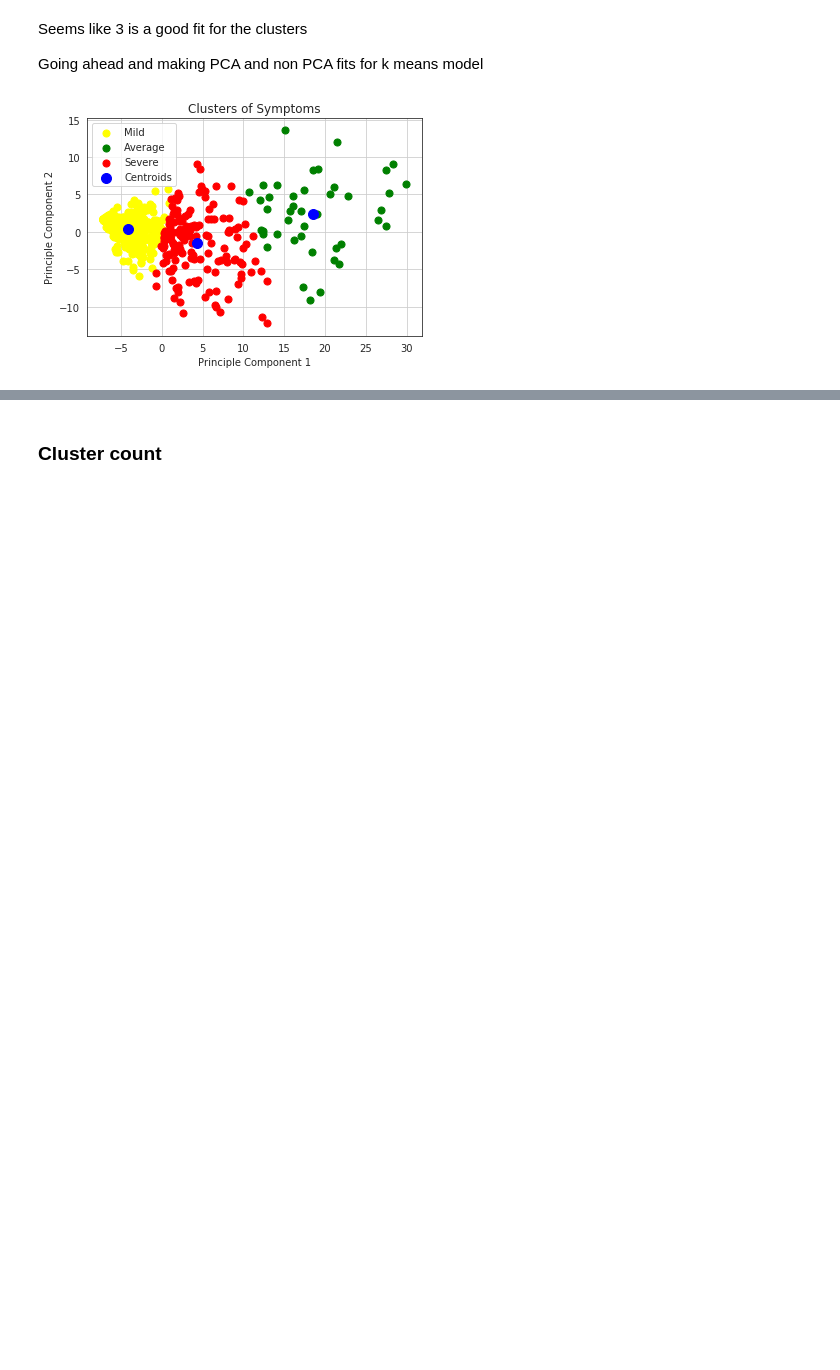
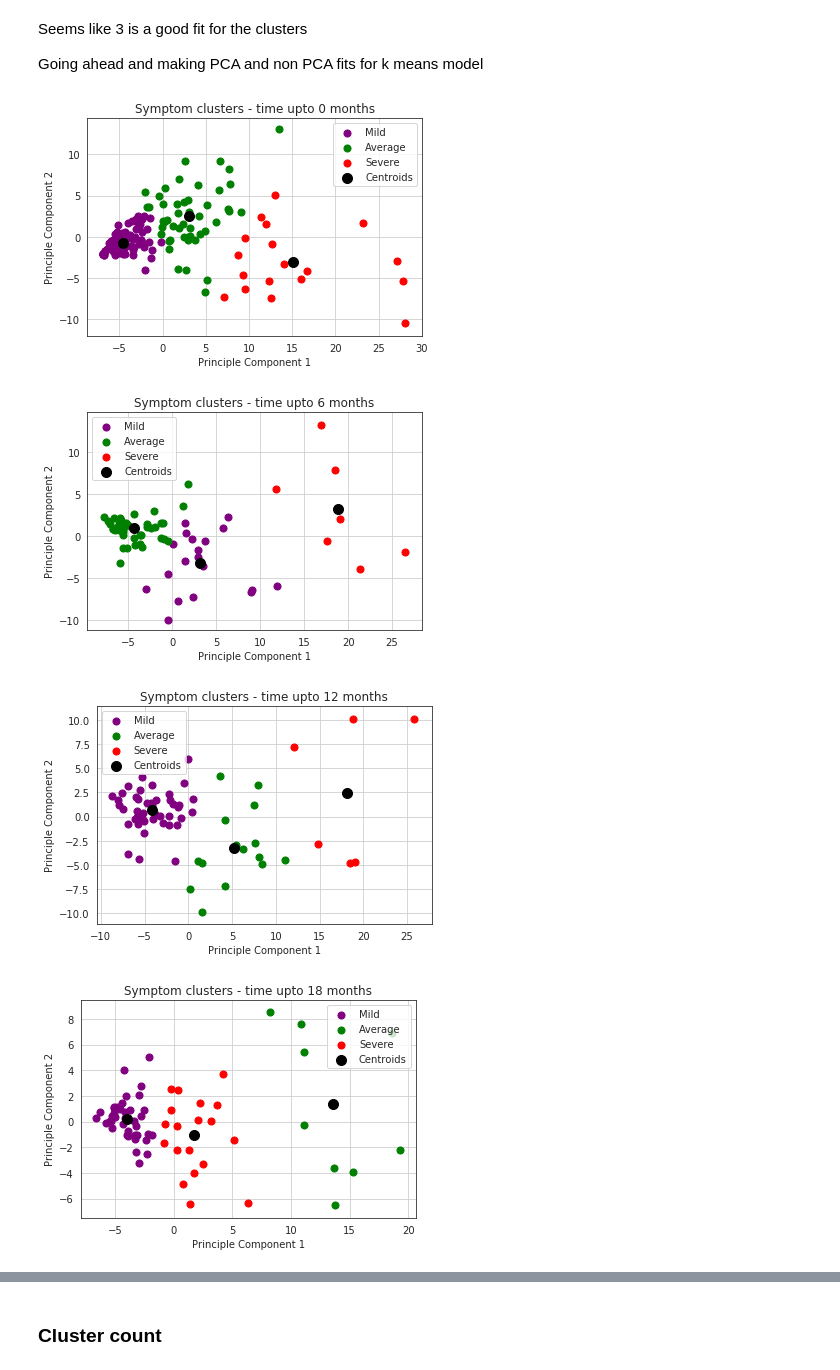
Before and after one commit to CarlaFloricel/Symptoms_Project, a Jupyter notebook: data/kmeans.ipynb, the cells around one changed output, grey strips where cells are left out. Drawn from its saved outputs; the diff is of its cells as text; code cells hidden in the pictures; blank space fills up the shorter version.

Commit message:
kmeans: Use clusters per time period

```diff
--- a/data/kmeans.ipynb
+++ b/data/kmeans.ipynb
@@ -60,3 +49,9 @@ df_train.head()
+# %%
+df = pd.read_csv('datasets/symptoms_period.csv')
+df = df.sort_values(by='period')
+df_indexed = df.set_index(keys=['period'], drop=False)
+periods = df_indexed['period'].unique().tolist()
+dfs_train = [df[df.period == period] for period in periods]
 # %%
 symptoms = pd.read_csv('datasets/symptom_questions.csv')
 symptoms = symptoms.iloc[:, 2:3]
@@ -102,7 +86,14 @@ fig.savefig('output/correlation.svg', dpi=100, transparent=True)
 # %% [markdown]
 ## Let's check PCA variance ratio if used
 # %%
-pca = PCA(n_components=2, random_state=1)
-X_PCA = pca.fit_transform(X)
-pca.explained_variance_ratio_.cumsum()[1]
+variance_ratios = {}
+for df_train in dfs_train:
+    period = df_train['period'].iloc[0]
+    X = df_train.iloc[:,3:31]
+    X = X.fillna(0)
+    X = X.astype('int64')
+    pca = PCA(n_components=2, random_state=1)
+    X_PCA = pca.fit_transform(X)
+    variance_ratios[period] = (pca.explained_variance_ratio_.cumsum()[1])
+variance_ratios
 # %% [output]
@@ -135,27 +142,40 @@ Seems like 3 is a good fit for the clusters
 
 Going ahead and making PCA and non PCA fits for k means model
 # %%
-model = KMeans(
-    n_clusters=3,
-    init='k-means++',
-    # n_init=10,
-    # max_iter=300,
-    # n_jobs=-1,
-    random_state=1)
+datasets = {}
+for df_train in dfs_train:
+    period = df_train['period'].iloc[0]
+    X = df_train.iloc[:,3:31]
+    X = X.fillna(0)
+    X = X.astype('int64')
+    pca = PCA(n_components=2, random_state=1)
+    X_PCA = pca.fit_transform(X)
 
-model = model.fit(X_PCA)
+    model = KMeans(
+        n_clusters=3,
+        init='k-means++',
+        # n_init=10,
+        # max_iter=300,
+        # n_jobs=-1,
+        random_state=1)
 
-y = model.predict(X_PCA)
+    model = model.fit(X_PCA)
 
-plt.scatter(X_PCA[y == 0, 0], X_PCA[y == 0, 1], s = 50, c = 'yellow', label = 'Mild')
-plt.scatter(X_PCA[y == 1, 0], X_PCA[y == 1, 1], s = 50, c = 'green', label = 'Average')
-plt.scatter(X_PCA[y == 2, 0], X_PCA[y == 2, 1], s = 50, c = 'red', label = 'Severe')
-plt.scatter(model.cluster_centers_[:, 0], model.cluster_centers_[:, 1], s = 100, c = 'blue', label = 'Centroids')
-plt.title('Clusters of Symptoms')
-plt.xlabel('Principle Component 1')
-plt.ylabel('Principle Component 2')
-plt.legend()
-plt.grid()
-plt.show()
+    y = model.predict(X_PCA)
+    datasets[period] = {'x': X_PCA, 'y': y}
+
+    plt.scatter(X_PCA[y == 0, 0], X_PCA[y == 0, 1], s = 50, c = 'purple', label = 'Mild')
+    plt.scatter(X_PCA[y == 1, 0], X_PCA[y == 1, 1], s = 50, c = 'green', label = 'Average')
+    plt.scatter(X_PCA[y == 2, 0], X_PCA[y == 2, 1], s = 50, c = 'red', label = 'Severe')
+    plt.scatter(model.cluster_centers_[:, 0], model.cluster_centers_[:, 1], s = 100, c = 'black', label = 'Centroids')
+    plt.title(f"Symptom clusters - time {'upto ' + str(period) if period % 6 == 0 else 'after ' + str(period) } months")
+    plt.xlabel('Principle Component 1')
+    plt.ylabel('Principle Component 2')
+    plt.legend()
+    plt.grid()
+    plt.show()
 # %% [output]
-[figure, old version]
+[figure, new version]
+[figure, added]
+[figure, added]
+[figure, added]
```
Also changed, not shown: parts of 12 cells of this notebook.
